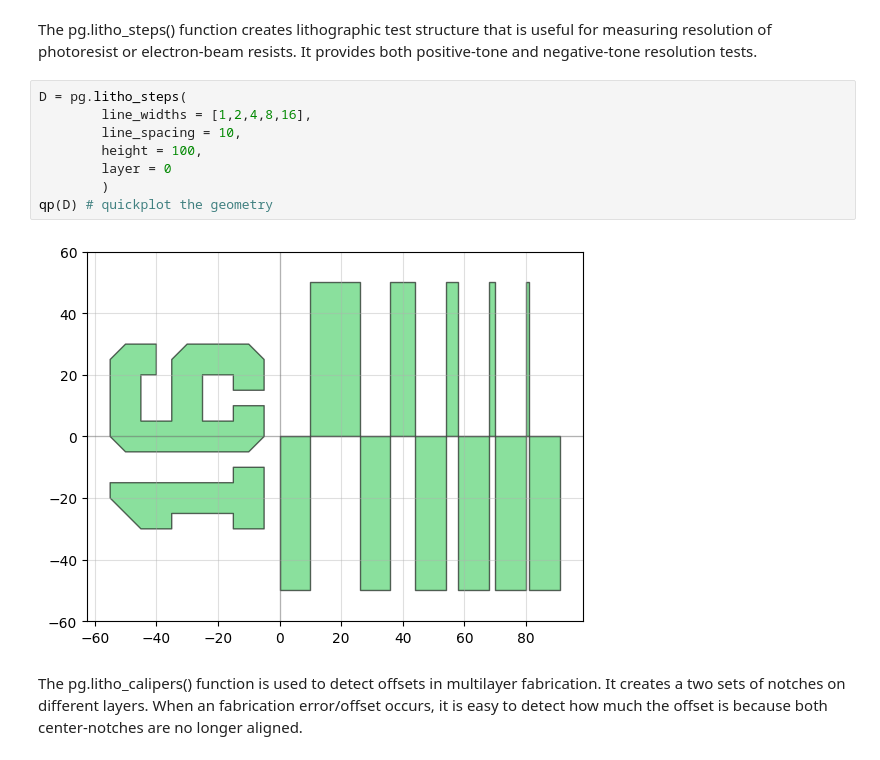
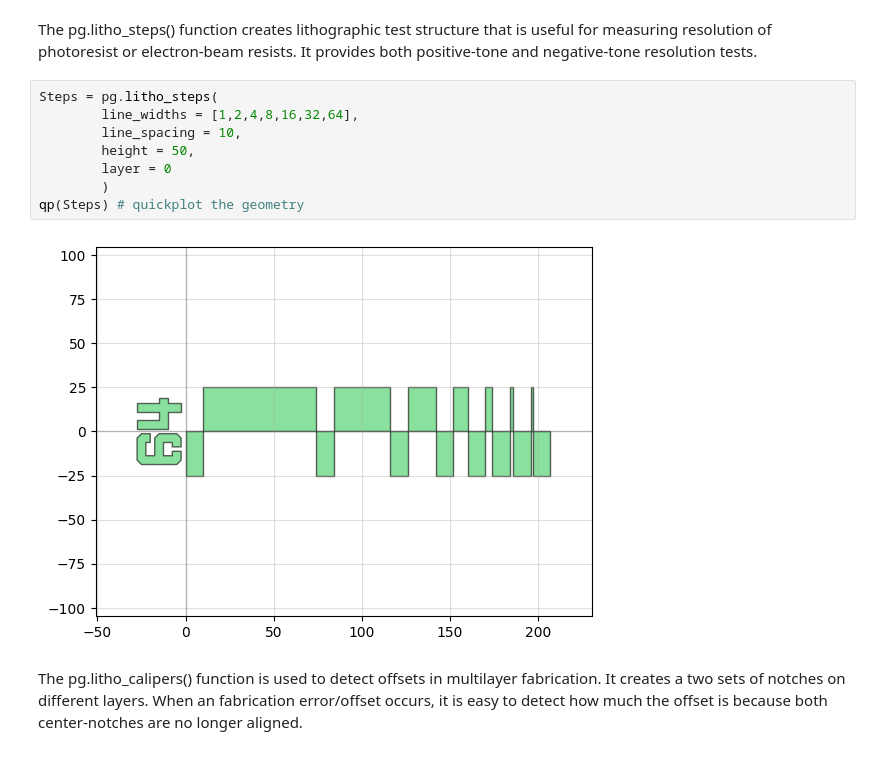
Before and after one commit to hacker-fab/Layout-tool-dev, a Jupyter notebook: phidl_drc_v0.ipynb, the cells around one changed output. Drawn from its saved outputs; the diff is of its cells as text.

```diff
--- a/phidl_drc_v0.ipynb
+++ b/phidl_drc_v0.ipynb
@@ -14,15 +14,15 @@ import phidl.routing as pr
 # %% [markdown]
 The pg.litho_steps() function creates lithographic test structure that is useful for measuring resolution of photoresist or electron-beam resists. It provides both positive-tone and negative-tone resolution tests.
 # %%
-D = pg.litho_steps(
-        line_widths = [1,2,4,8,16],
+Steps = pg.litho_steps(
+        line_widths = [1,2,4,8,16,32,64],
         line_spacing = 10,
-        height = 100,
+        height = 50,
         layer = 0
         )
-qp(D) # quickplot the geometry
+qp(Steps) # quickplot the geometry
 # %% [output]
-[figure, old version]
+[figure, new version]
 # %% [markdown]
 The pg.litho_calipers() function is used to detect offsets in multilayer fabrication. It creates a two sets of notches on different layers. When an fabrication error/offset occurs, it is easy to detect how much the offset is because both center-notches are no longer aligned.
 # %%
```
Also changed, not shown: parts of 9 cells of this notebook.
